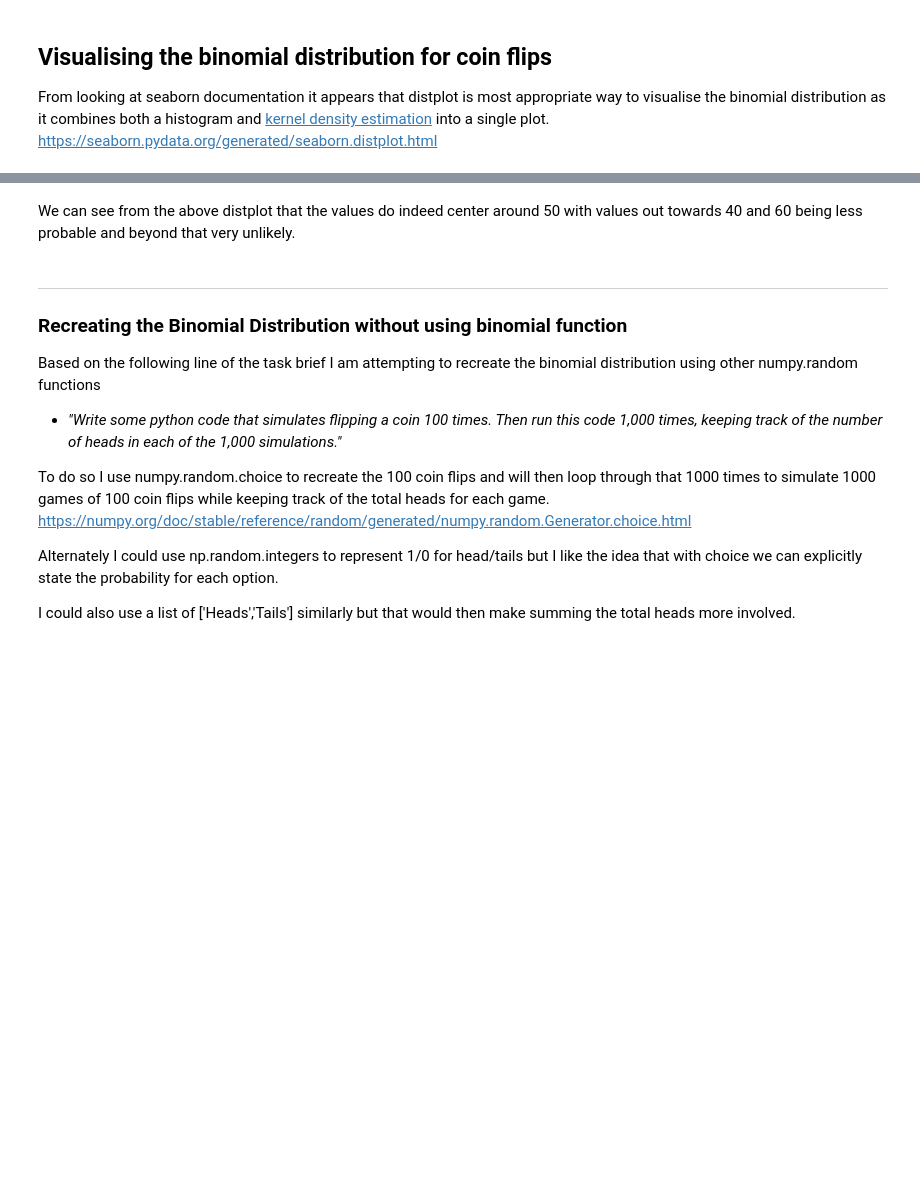
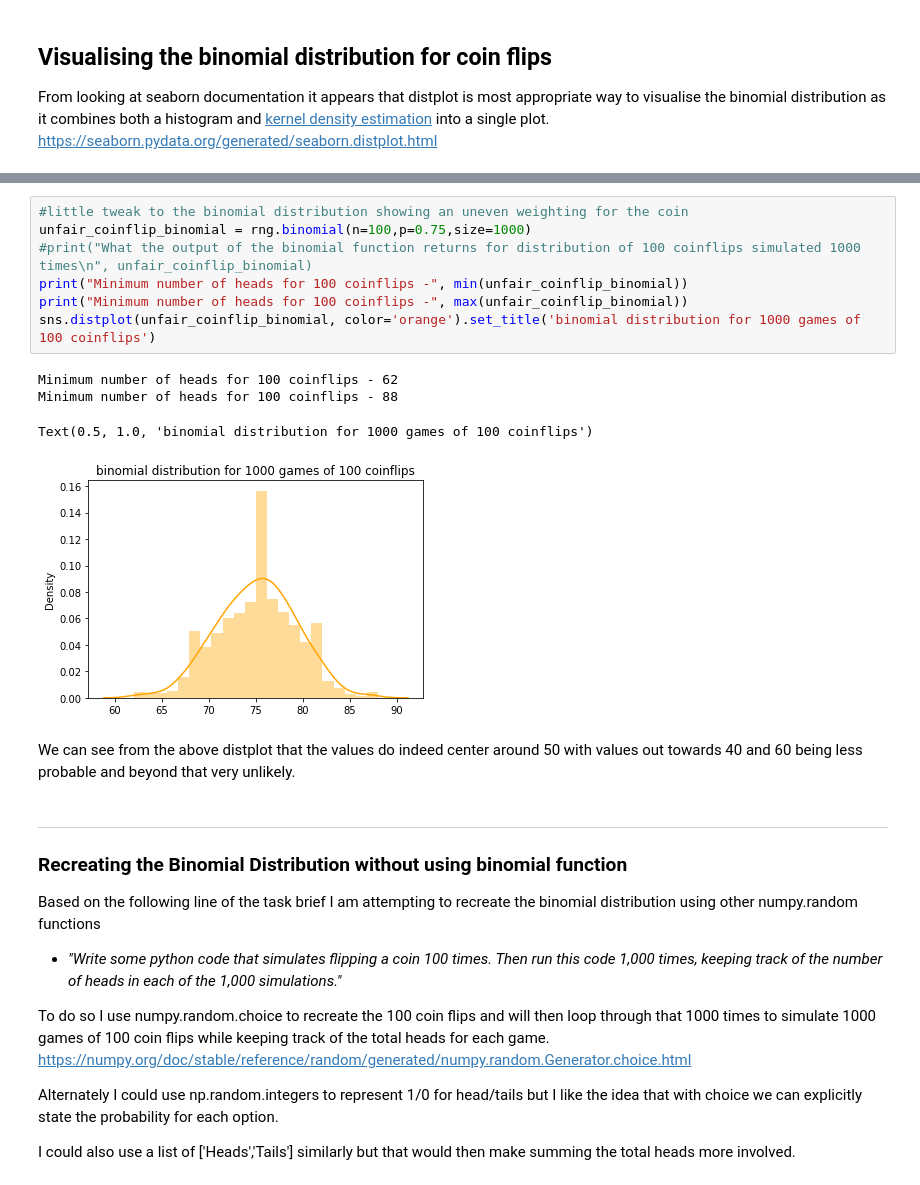
Before and after one commit to itskeithstudent/Fundamentals-Of-Data-Analysis-52446-Tasks, a Jupyter notebook: Tasks.ipynb, the cells around one changed output, grey strips where cells are left out. Saved outputs shown, nothing was run; the diff lists cells and outputs as text; blank space fills up the shorter version.

Commit message:
Add example for binomial distribution coin flip where coin is unfair

```diff
--- a/Tasks.ipynb
+++ b/Tasks.ipynb
@@ -300,3 +306,15 @@ Text(0.5, 1.0, 'binomial distribution for 1000 games of 100 coinflips')
+# %%
+#little tweak to the binomial distribution showing an uneven weighting for the coin
+unfair_coinflip_binomial = rng.binomial(n=100,p=0.75,size=1000)
+#print("What the output of the binomial function returns for distribution of 100 coinflips simulated 1000 times\n", unfair_coinflip_binomial)
+print("Minimum number of heads for 100 coinflips -", min(unfair_coinflip_binomial))
+print("Minimum number of heads for 100 coinflips -", max(unfair_coinflip_binomial))
+sns.distplot(unfair_coinflip_binomial, color='orange').set_title('binomial distribution for 1000 games of 100 coinflips')
+# %% [output]
+Minimum number of heads for 100 coinflips - 62
+Minimum number of heads for 100 coinflips - 88
+Text(0.5, 1.0, 'binomial distribution for 1000 games of 100 coinflips')
+[figure, added]
 # %% [markdown]
 We can see from the above distplot that the values do indeed center around 50 with values out towards 40 and 60 being less probable and beyond that very unlikely.
 # %% [markdown]
```
Also changed, not shown: parts of 5 cells of this notebook.
